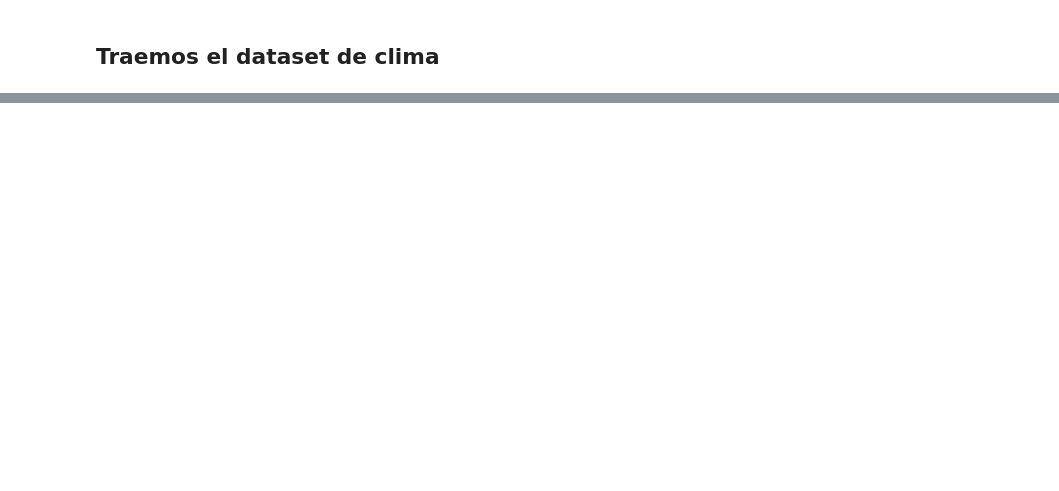
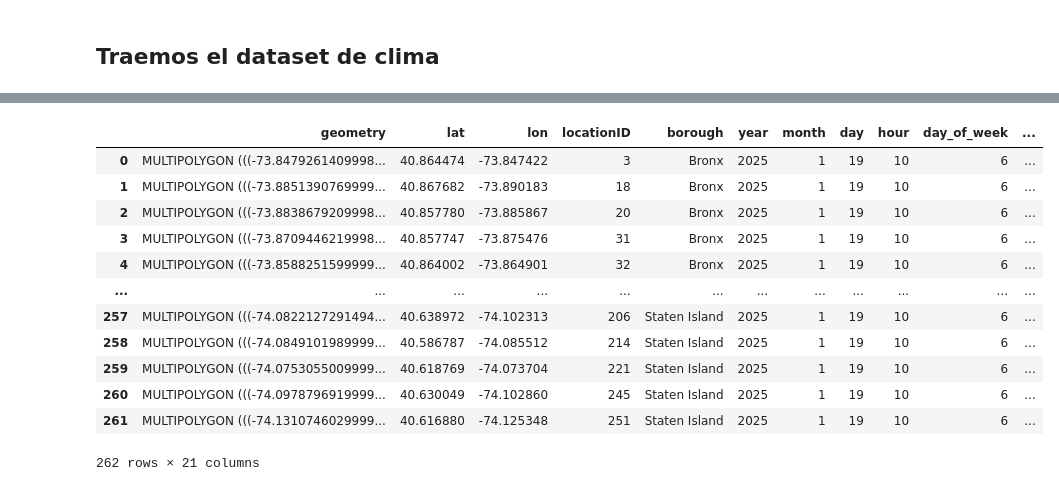
Before and after one commit to lmunozm1702/taxi_electrico_nyc, a Jupyter notebook: ML/LOCAL/Preprocessing.ipynb, the cells around one changed output, grey strips where cells are left out. Cells and saved outputs as stored; diff of their text form; code cells hidden in the pictures; blank space fills up the shorter version.

```diff
--- a/ML/LOCAL/Preprocessing.ipynb
+++ b/ML/LOCAL/Preprocessing.ipynb
@@ -359,0 +502,4 @@ trip_data = trip_data.merge(zonas[['LocationID', 'Borough']], on='LocationID', h
+# %%
+import itertools
+combinations = list(itertools.product(new_df['datetime'], locaciones))
+comb_df = pd.DataFrame(combinations, columns=['datetime', 'DOLocationID'])
@@ -481,0 +1065,16 @@ plt.show()
+# %%
+df
+# %% [output]
+|  | geometry | lat | lon | locationID | borough | year | month | day | hour | day_of_week | ... |
+| 0 | MULTIPOLYGON (((-73.8479261409998... | 40.864474 | -73.847422 | 3 | Bronx | 2025 | 1 | 19 | 10 | 6 | ... |
+| 1 | MULTIPOLYGON (((-73.8851390769999... | 40.867682 | -73.890183 | 18 | Bronx | 2025 | 1 | 19 | 10 | 6 | ... |
+| 2 | MULTIPOLYGON (((-73.8838679209998... | 40.857780 | -73.885867 | 20 | Bronx | 2025 | 1 | 19 | 10 | 6 | ... |
+| 3 | MULTIPOLYGON (((-73.8709446219998... | 40.857747 | -73.875476 | 31 | Bronx | 2025 | 1 | 19 | 10 | 6 | ... |
+| 4 | MULTIPOLYGON (((-73.8588251599999... | 40.864002 | -73.864901 | 32 | Bronx | 2025 | 1 | 19 | 10 | 6 | ... |
+| ... | ... | ... | ... | ... | ... | ... | ... | ... | ... | ... | ... |
+| 257 | MULTIPOLYGON (((-74.0822127291494... | 40.638972 | -74.102313 | 206 | Staten Island | 2025 | 1 | 19 | 10 | 6 | ... |
+| 258 | MULTIPOLYGON (((-74.0849101989999... | 40.586787 | -74.085512 | 214 | Staten Island | 2025 | 1 | 19 | 10 | 6 | ... |
+| 259 | MULTIPOLYGON (((-74.0753055009999... | 40.618769 | -74.073704 | 221 | Staten Island | 2025 | 1 | 19 | 10 | 6 | ... |
+| 260 | MULTIPOLYGON (((-74.0978796919999... | 40.630049 | -74.102860 | 245 | Staten Island | 2025 | 1 | 19 | 10 | 6 | ... |
+| 261 | MULTIPOLYGON (((-74.1310746029999... | 40.616880 | -74.125348 | 251 | Staten Island | 2025 | 1 | 19 | 10 | 6 | ... |
+262 rows × 21 columns
```
Also changed, not shown: parts of 36 cells of this notebook, 16 other files.
